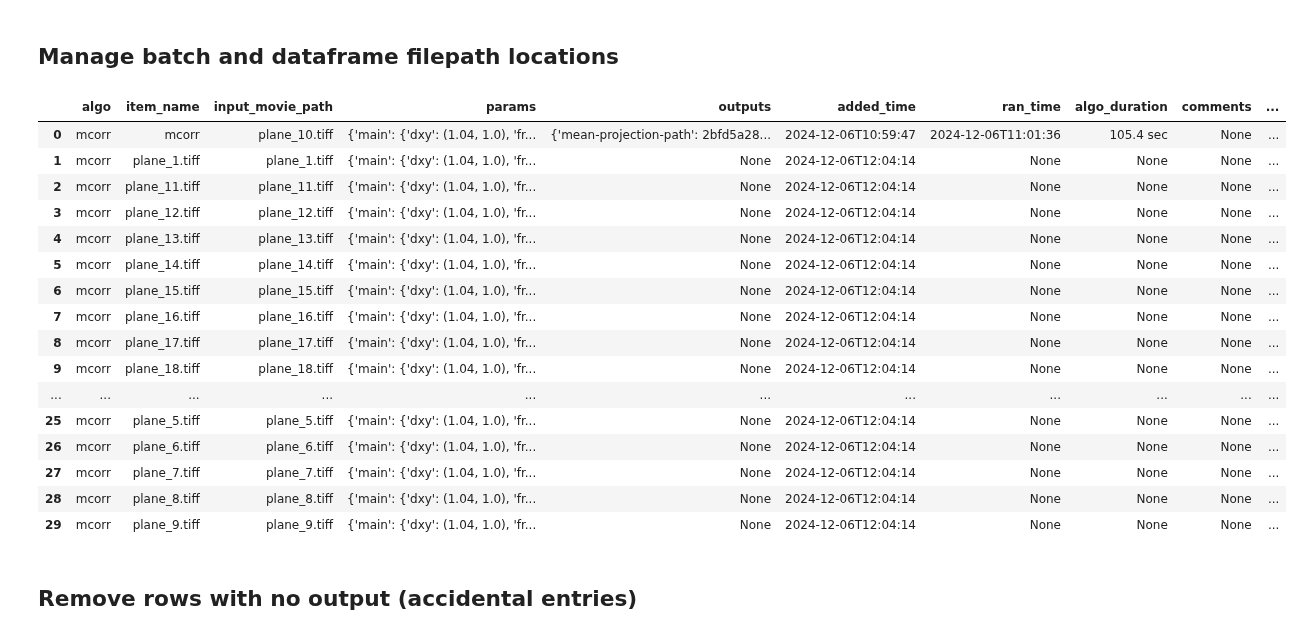
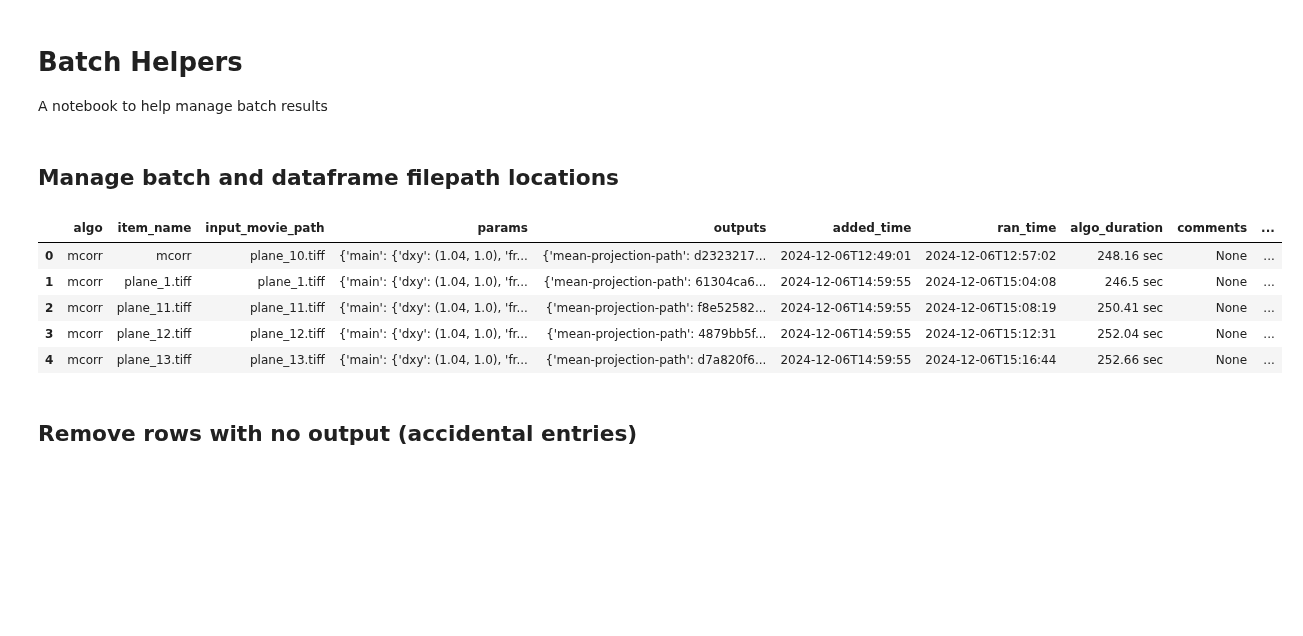
Before and after one commit to MillerBrainObservatory/LBM-CaImAn-Python, a Jupyter notebook: demos/notebooks/batch_helpers.ipynb, the cells around one changed output. Drawn from its saved outputs; the diff is of its cells as text; code cells hidden in the pictures; blank space fills up the shorter version.

```diff
--- a/demos/notebooks/batch_helpers.ipynb
+++ b/demos/notebooks/batch_helpers.ipynb
@@ -10 +1,5 @@ Notebook cells to help:
+# %% [markdown]
+# Batch Helpers
+
+A notebook to help manage batch results
 # %%
@@ -46,30 +43,19 @@ if debug:
 # %%
 parent_path = Path().home() / "caiman_data"
 data_path = parent_path / 'out'  # where the output files from the assembly step are located
 batch_path = data_path / 'batch.pickle'
 
 mc.set_parent_raw_data_path(data_path)
 
 df=mc.load_batch(batch_path)
-df
+df.head()
 # %% [output]
 |  | algo | item_name | input_movie_path | params | outputs | added_time | ran_time | algo_duration | comments | ... |
-| 0 | mcorr | mcorr | plane_10.tiff | {'main': {'dxy': (1.04, 1.0), 'fr... | {'mean-projection-path': 2bfd5a28... | 2024-12-06T10:59:47 | 2024-12-06T11:01:36 | 105.4 sec | None | ... |
-| 1 | mcorr | plane_1.tiff | plane_1.tiff | {'main': {'dxy': (1.04, 1.0), 'fr... | None | 2024-12-06T12:04:14 | None | None | None | ... |
-| 2 | mcorr | plane_11.tiff | plane_11.tiff | {'main': {'dxy': (1.04, 1.0), 'fr... | None | 2024-12-06T12:04:14 | None | None | None | ... |
-| 3 | mcorr | plane_12.tiff | plane_12.tiff | {'main': {'dxy': (1.04, 1.0), 'fr... | None | 2024-12-06T12:04:14 | None | None | None | ... |
-| 4 | mcorr | plane_13.tiff | plane_13.tiff | {'main': {'dxy': (1.04, 1.0), 'fr... | None | 2024-12-06T12:04:14 | None | None | None | ... |
-| 5 | mcorr | plane_14.tiff | plane_14.tiff | {'main': {'dxy': (1.04, 1.0), 'fr... | None | 2024-12-06T12:04:14 | None | None | None | ... |
-| 6 | mcorr | plane_15.tiff | plane_15.tiff | {'main': {'dxy': (1.04, 1.0), 'fr... | None | 2024-12-06T12:04:14 | None | None | None | ... |
-| 7 | mcorr | plane_16.tiff | plane_16.tiff | {'main': {'dxy': (1.04, 1.0), 'fr... | None | 2024-12-06T12:04:14 | None | None | None | ... |
-| 8 | mcorr | plane_17.tiff | plane_17.tiff | {'main': {'dxy': (1.04, 1.0), 'fr... | None | 2024-12-06T12:04:14 | None | None | None | ... |
-| 9 | mcorr | plane_18.tiff | plane_18.tiff | {'main': {'dxy': (1.04, 1.0), 'fr... | None | 2024-12-06T12:04:14 | None | None | None | ... |
-| ... | ... | ... | ... | ... | ... | ... | ... | ... | ... | ... |
-| 25 | mcorr | plane_5.tiff | plane_5.tiff | {'main': {'dxy': (1.04, 1.0), 'fr... | None | 2024-12-06T12:04:14 | None | None | None | ... |
-| 26 | mcorr | plane_6.tiff | plane_6.tiff | {'main': {'dxy': (1.04, 1.0), 'fr... | None | 2024-12-06T12:04:14 | None | None | None | ... |
-| 27 | mcorr | plane_7.tiff | plane_7.tiff | {'main': {'dxy': (1.04, 1.0), 'fr... | None | 2024-12-06T12:04:14 | None | None | None | ... |
-| 28 | mcorr | plane_8.tiff | plane_8.tiff | {'main': {'dxy': (1.04, 1.0), 'fr... | None | 2024-12-06T12:04:14 | None | None | None | ... |
-| 29 | mcorr | plane_9.tiff | plane_9.tiff | {'main': {'dxy': (1.04, 1.0), 'fr... | None | 2024-12-06T12:04:14 | None | None | None | ... |
+| 0 | mcorr | mcorr | plane_10.tiff | {'main': {'dxy': (1.04, 1.0), 'fr... | {'mean-projection-path': d2323217... | 2024-12-06T12:49:01 | 2024-12-06T12:57:02 | 248.16 sec | None | ... |
+| 1 | mcorr | plane_1.tiff | plane_1.tiff | {'main': {'dxy': (1.04, 1.0), 'fr... | {'mean-projection-path': 61304ca6... | 2024-12-06T14:59:55 | 2024-12-06T15:04:08 | 246.5 sec | None | ... |
+| 2 | mcorr | plane_11.tiff | plane_11.tiff | {'main': {'dxy': (1.04, 1.0), 'fr... | {'mean-projection-path': f8e52582... | 2024-12-06T14:59:55 | 2024-12-06T15:08:19 | 250.41 sec | None | ... |
+| 3 | mcorr | plane_12.tiff | plane_12.tiff | {'main': {'dxy': (1.04, 1.0), 'fr... | {'mean-projection-path': 4879bb5f... | 2024-12-06T14:59:55 | 2024-12-06T15:12:31 | 252.04 sec | None | ... |
+| 4 | mcorr | plane_13.tiff | plane_13.tiff | {'main': {'dxy': (1.04, 1.0), 'fr... | {'mean-projection-path': d7a820f6... | 2024-12-06T14:59:55 | 2024-12-06T15:16:44 | 252.66 sec | None | ... |
 # %% [markdown]
 ## Remove rows with no output (accidental entries)
 # %%
```
Also changed, not shown: parts of 7 cells of this notebook.
